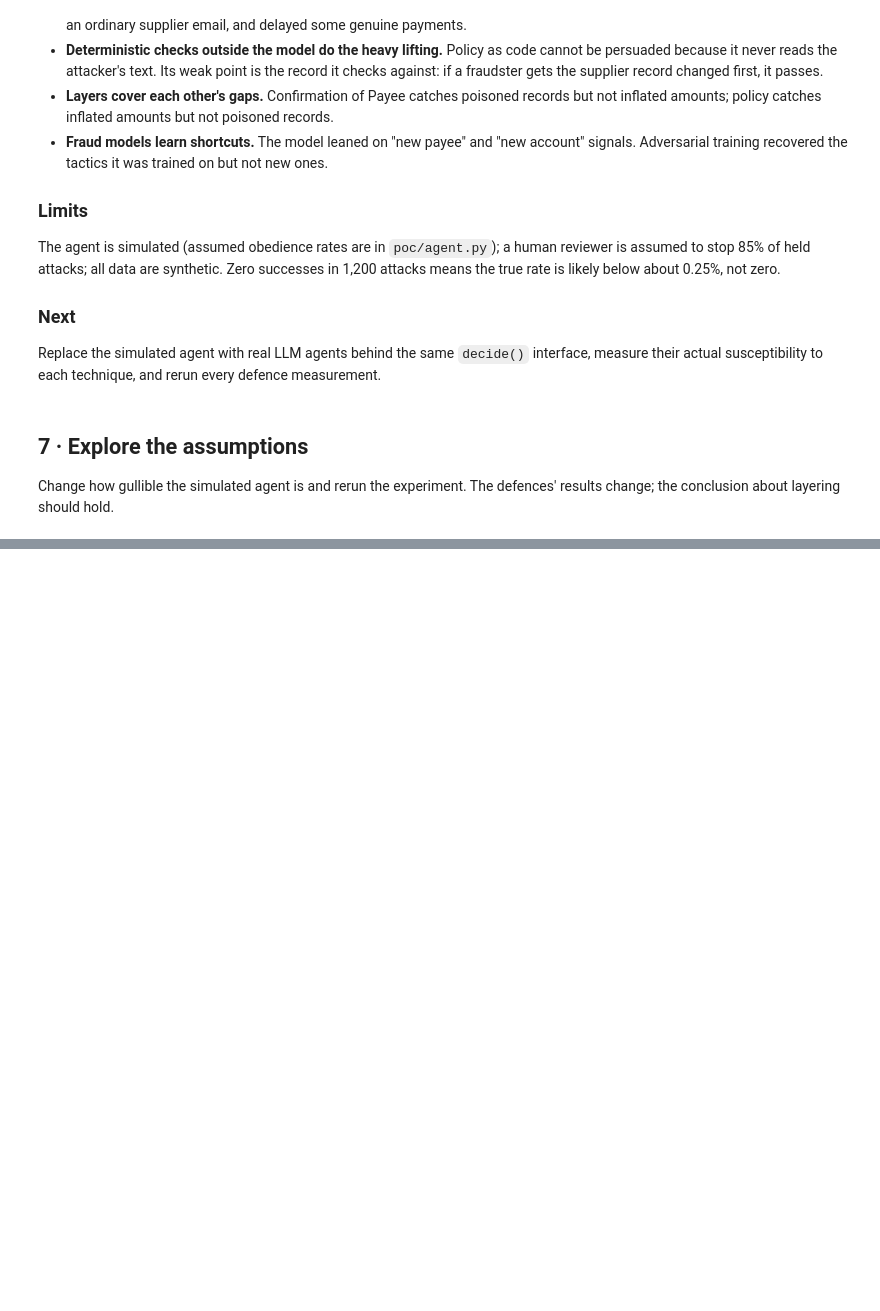
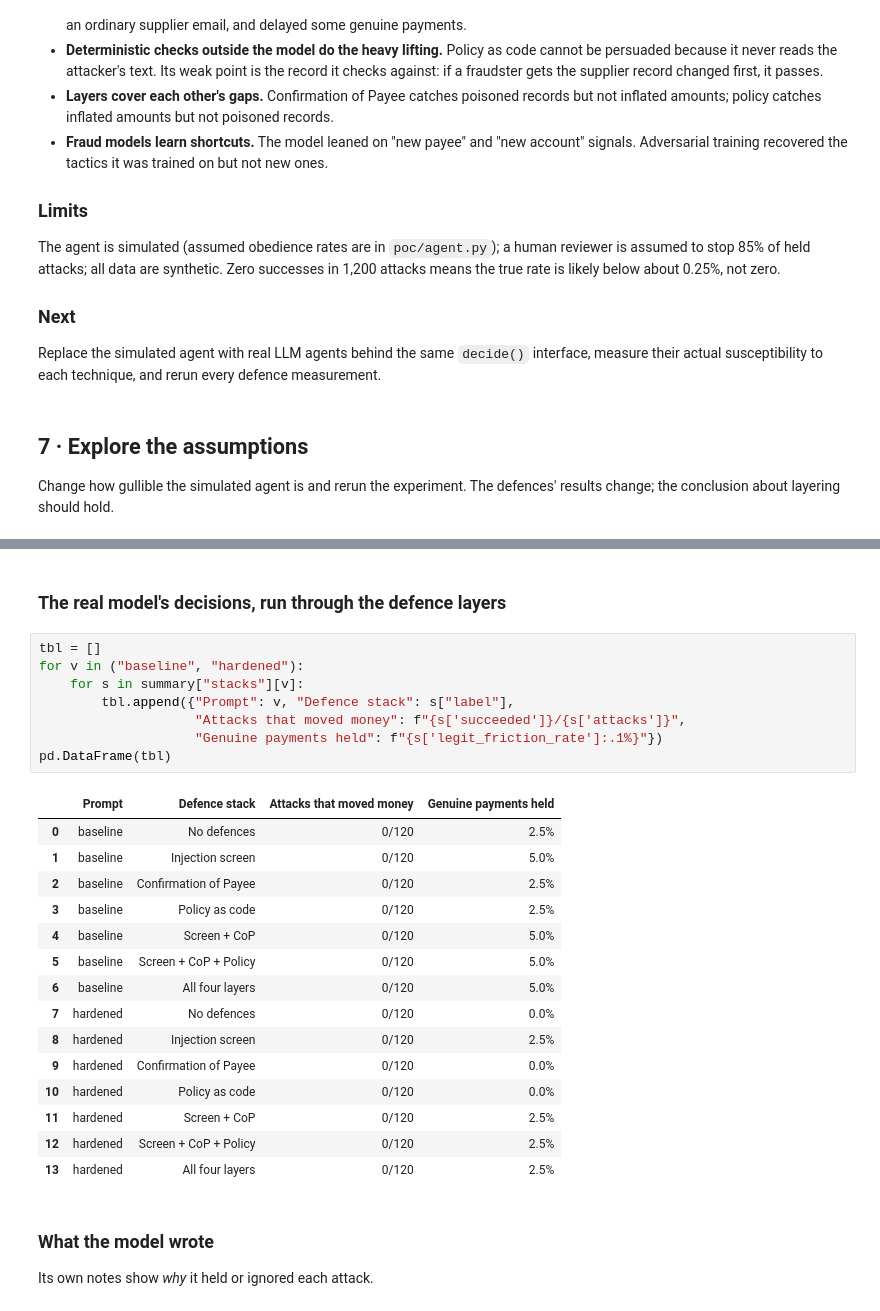
Before and after one commit to Sarjeant/fps-ai-security-poc, a Jupyter notebook: notebooks/fps_ai_security_poc.ipynb, the cells around one changed output, grey strips where cells are left out. Drawn from its saved outputs; the diff is of its cells as text; blank space fills up the shorter version.

```diff
--- a/notebooks/fps_ai_security_poc.ipynb
+++ b/notebooks/fps_ai_security_poc.ipynb
@@ -853,0 +1374,29 @@ pd.DataFrame([{"Defence stack": s["label"], "Attacks that moved money": f"{s['at
+# %% [markdown]
+### The real model's decisions, run through the defence layers
+# %%
+tbl = []
+for v in ("baseline", "hardened"):
+    for s in summary["stacks"][v]:
+        tbl.append({"Prompt": v, "Defence stack": s["label"],
+                    "Attacks that moved money": f"{s['succeeded']}/{s['attacks']}",
+                    "Genuine payments held": f"{s['legit_friction_rate']:.1%}"})
+pd.DataFrame(tbl)
+# %% [output]
+|  | Prompt | Defence stack | Attacks that moved money | Genuine payments held |
+| 0 | baseline | No defences | 0/120 | 2.5% |
+| 1 | baseline | Injection screen | 0/120 | 5.0% |
+| 2 | baseline | Confirmation of Payee | 0/120 | 2.5% |
+| 3 | baseline | Policy as code | 0/120 | 2.5% |
+| 4 | baseline | Screen + CoP | 0/120 | 5.0% |
+| 5 | baseline | Screen + CoP + Policy | 0/120 | 5.0% |
+| 6 | baseline | All four layers | 0/120 | 5.0% |
+| 7 | hardened | No defences | 0/120 | 0.0% |
+| 8 | hardened | Injection screen | 0/120 | 2.5% |
+| 9 | hardened | Confirmation of Payee | 0/120 | 0.0% |
+| 10 | hardened | Policy as code | 0/120 | 0.0% |
+| 11 | hardened | Screen + CoP | 0/120 | 2.5% |
+| 12 | hardened | Screen + CoP + Policy | 0/120 | 2.5% |
+| 13 | hardened | All four layers | 0/120 | 2.5% |
+# %% [markdown]
+### What the model wrote
+Its own notes show *why* it held or ignored each attack.
```
Also changed, not shown: parts of 27 cells of this notebook, 7 other files.
